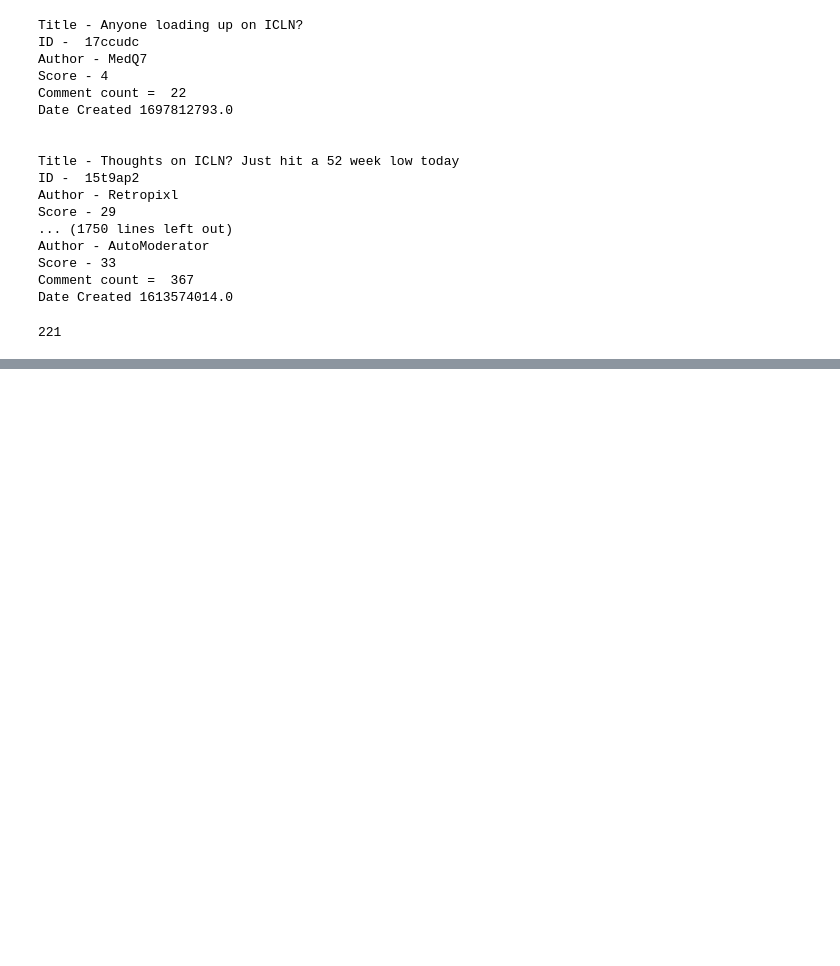
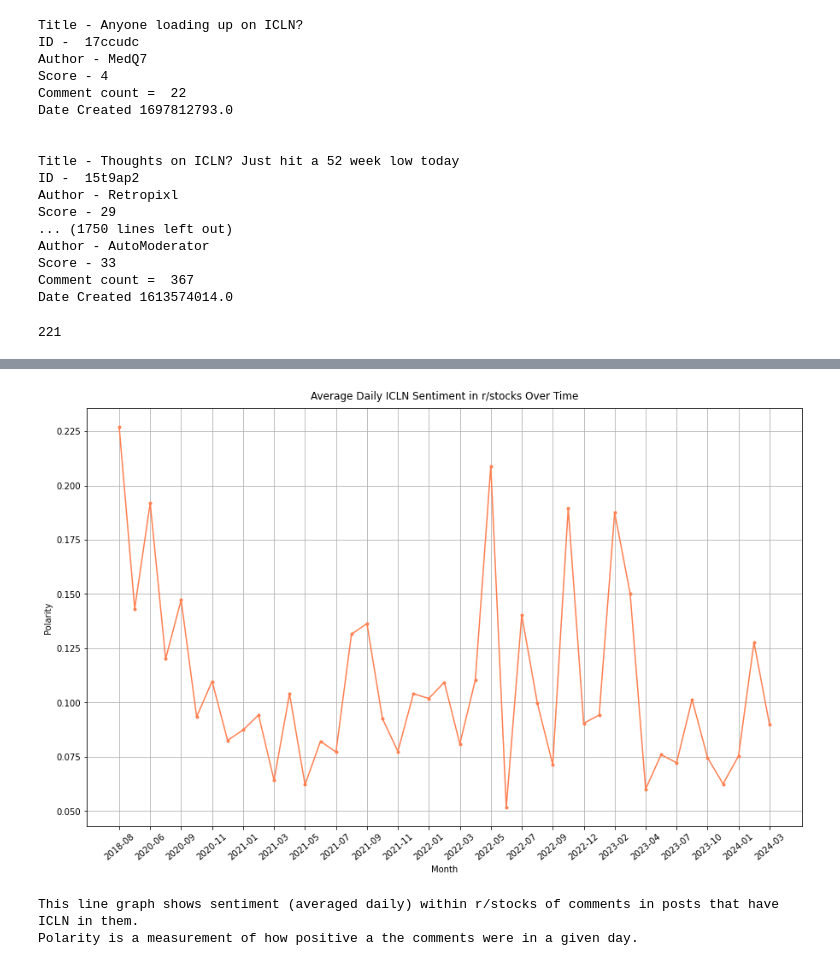
Before and after one commit to luke10472/DIDA425, a Jupyter notebook: DIDA425.ipynb, the cells around one changed output, grey strips where cells are left out. Drawn from its saved outputs; the diff is of its cells as text; code cells hidden in the pictures; blank space fills up the shorter version.

Commit message:
title of pdf change

```diff
--- a/DIDA425.ipynb
+++ b/DIDA425.ipynb
@@ -444,0 +378,33 @@ Polarity is a measurement of how positive the comments were in a given day.
+# %%
+# https://matplotlib.org/stable/api/_as_gen/matplotlib.pyplot.xticks.html
+
+# Convert 'date' column to datetime format
+sentiment_df['date'] = pd.to_datetime(sentiment_df['date'])
+
+# Grouping the data by month and calculating the average sentiment for each month
+average_sentiment = sentiment_df.groupby(sentiment_df['date'].dt.to_period('M'))['Polarity'].mean().reset_index()
+
+# Convert 'date' column to string
+average_sentiment['date'] = average_sentiment['date'].astype(str)
+
+# Plotting the data
+plt.figure(figsize=(15, 9))
+plt.plot(average_sentiment['date'], average_sentiment['Polarity'], marker='.', linestyle='-', color='coral')
+plt.xlabel('Month')
+plt.ylabel('Polarity')
+plt.title('Average Daily ICLN Sentiment in r/stocks Over Time', pad=10)
+plt.grid(True)
+
+
+# Specify the frequency of x-axis ticks
+plt.xticks(average_sentiment.index[::2], average_sentiment['date'].iloc[::2], rotation=40)  # Display every 2nd label
+
+plt.savefig('average_sentiment.pdf')
+
+plt.show()
+
+print("This line graph shows sentiment (averaged daily) within r/stocks of comments in posts that have ICLN in them. \nPolarity is a measurement of how positive a the comments were in a given day.")
+# %% [output]
+[figure, added]
+This line graph shows sentiment (averaged daily) within r/stocks of comments in posts that have ICLN in them.
+Polarity is a measurement of how positive a the comments were in a given day.
```
Also changed, not shown: parts of 11 cells of this notebook, 1 other file.
